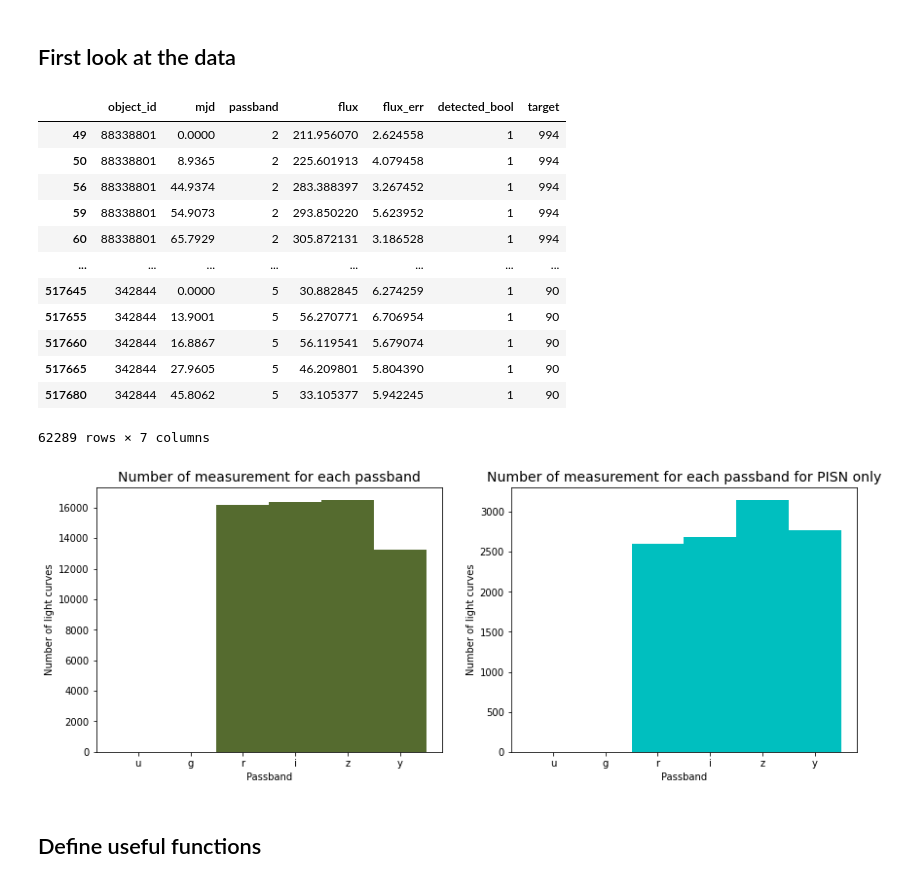
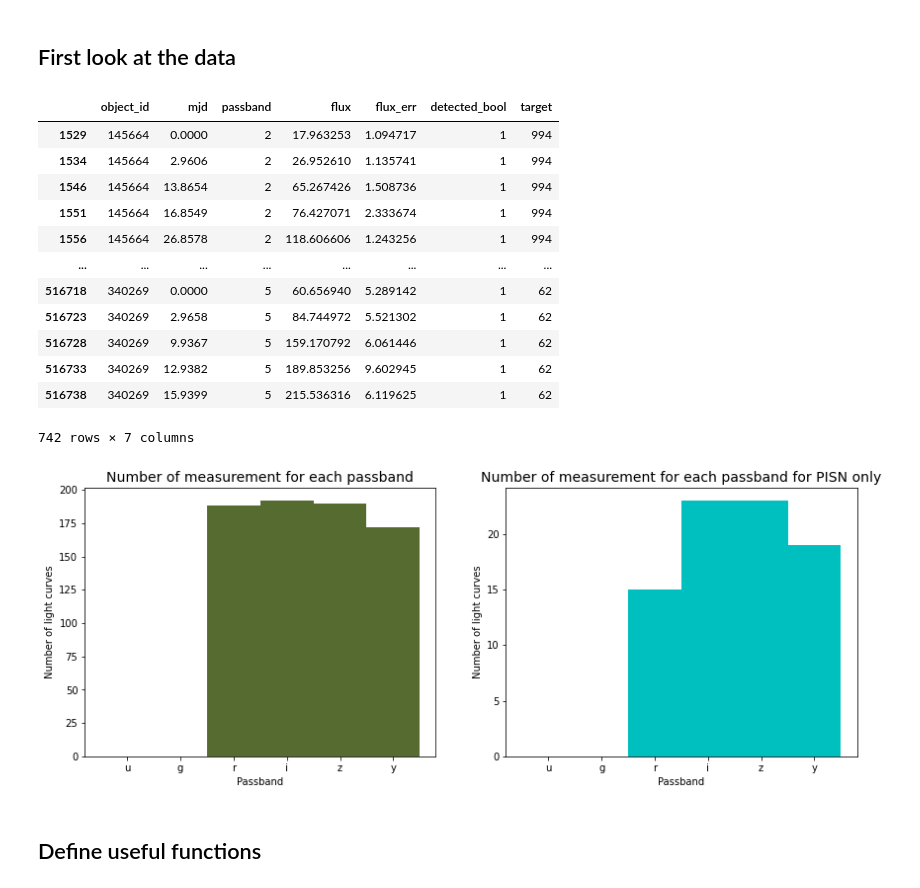
Before and after one commit to erusseil/PISN-classification, a Jupyter notebook: FeatureExtraction/AnalyseExtraction.ipynb, the cells around one changed output. Drawn from its saved outputs; the diff is of its cells as text; code cells hidden in the pictures.

```diff
--- a/FeatureExtraction/AnalyseExtraction.ipynb
+++ b/FeatureExtraction/AnalyseExtraction.ipynb
@@ -10,24 +10,24 @@ from paraa import *
 # %%
 # this cannot be run without the filtered_dataDB_complete.pkl file
 
-train = pd.read_pickle("../../plasticc/CleanDataBase/Gold_train.pkl")
+train = pd.read_pickle("../../plasticc/CleanDataBase/Gold/Half/train-1.pkl")
 objects = np.unique(train['object_id'])
 target_types = np.hstack([np.unique(train['target']), [999]])
 train
 # %% [output]
 |  | object_id | mjd | passband | flux | flux_err | detected_bool | target |
-| 49 | 88338801 | 0.0000 | 2 | 211.956070 | 2.624558 | 1 | 994 |
-| 50 | 88338801 | 8.9365 | 2 | 225.601913 | 4.079458 | 1 | 994 |
-| 56 | 88338801 | 44.9374 | 2 | 283.388397 | 3.267452 | 1 | 994 |
-| 59 | 88338801 | 54.9073 | 2 | 293.850220 | 5.623952 | 1 | 994 |
-| 60 | 88338801 | 65.7929 | 2 | 305.872131 | 3.186528 | 1 | 994 |
+| 1529 | 145664 | 0.0000 | 2 | 17.963253 | 1.094717 | 1 | 994 |
+| 1534 | 145664 | 2.9606 | 2 | 26.952610 | 1.135741 | 1 | 994 |
+| 1546 | 145664 | 13.8654 | 2 | 65.267426 | 1.508736 | 1 | 994 |
+| 1551 | 145664 | 16.8549 | 2 | 76.427071 | 2.333674 | 1 | 994 |
+| 1556 | 145664 | 26.8578 | 2 | 118.606606 | 1.243256 | 1 | 994 |
 | ... | ... | ... | ... | ... | ... | ... | ... |
-| 517645 | 342844 | 0.0000 | 5 | 30.882845 | 6.274259 | 1 | 90 |
-| 517655 | 342844 | 13.9001 | 5 | 56.270771 | 6.706954 | 1 | 90 |
-| 517660 | 342844 | 16.8867 | 5 | 56.119541 | 5.679074 | 1 | 90 |
-| 517665 | 342844 | 27.9605 | 5 | 46.209801 | 5.804390 | 1 | 90 |
-| 517680 | 342844 | 45.8062 | 5 | 33.105377 | 5.942245 | 1 | 90 |
+| 516718 | 340269 | 0.0000 | 5 | 60.656940 | 5.289142 | 1 | 62 |
+| 516723 | 340269 | 2.9658 | 5 | 84.744972 | 5.521302 | 1 | 62 |
+| 516728 | 340269 | 9.9367 | 5 | 159.170792 | 6.061446 | 1 | 62 |
+| 516733 | 340269 | 12.9382 | 5 | 189.853256 | 9.602945 | 1 | 62 |
+| 516738 | 340269 | 15.9399 | 5 | 215.536316 | 6.119625 | 1 | 62 |
-62289 rows × 7 columns
+742 rows × 7 columns
 # %%
 plt.figure(figsize=(14,5))
 plt.subplot(1,2,1)
@@ -44,7 +44,7 @@ plt.ylabel('Number of light curves')
 plt.xlabel('Passband')
 plt.xticks(np.arange(6)+0.5, ['u','g','r','i','z','y']);
 # %% [output]
-[figure, old version]
+[figure, new version]
 # %% [markdown]
 ## Define useful functions
 # %%
```
Also changed, not shown: parts of 4 cells of this notebook, 3 other files.
